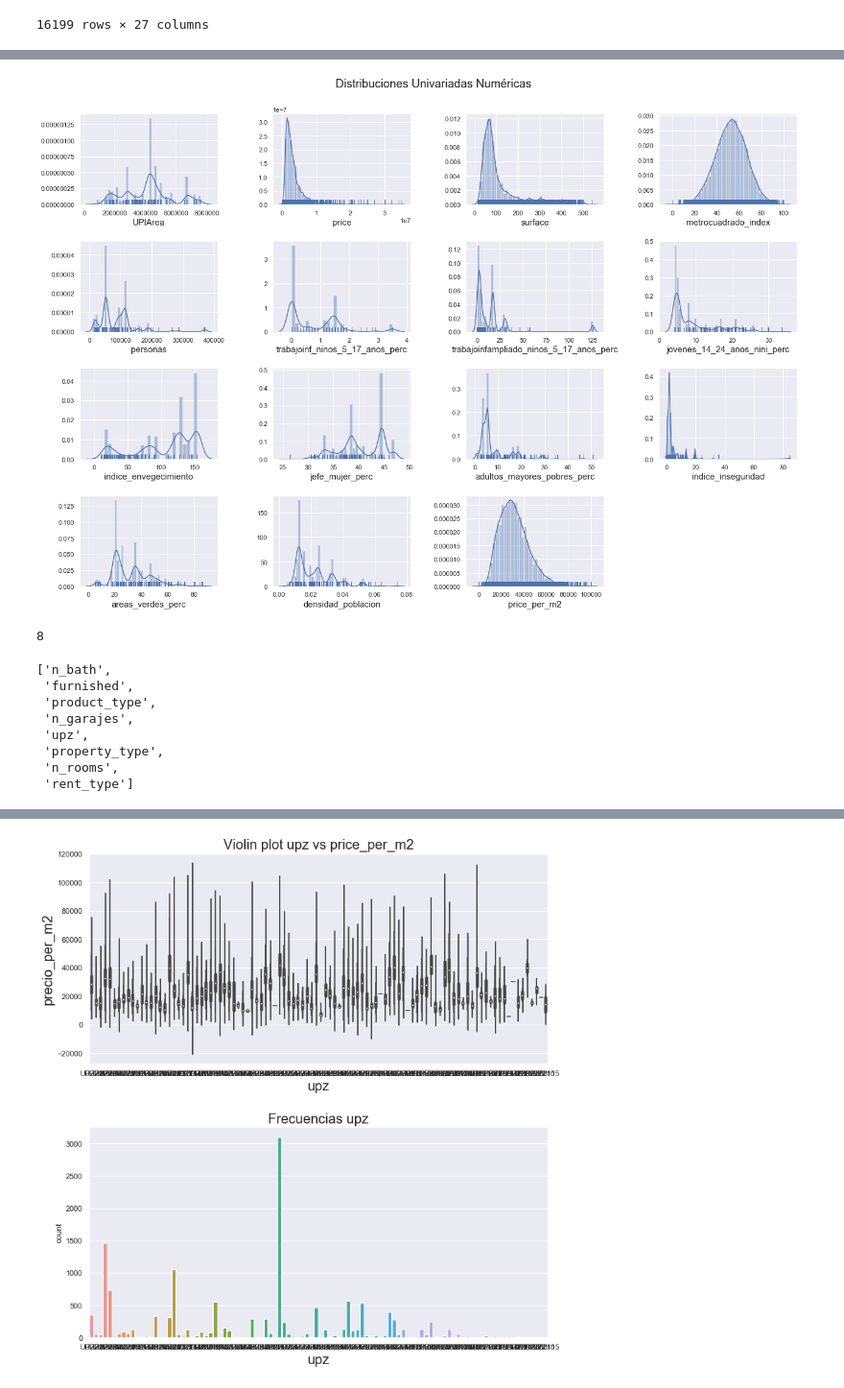
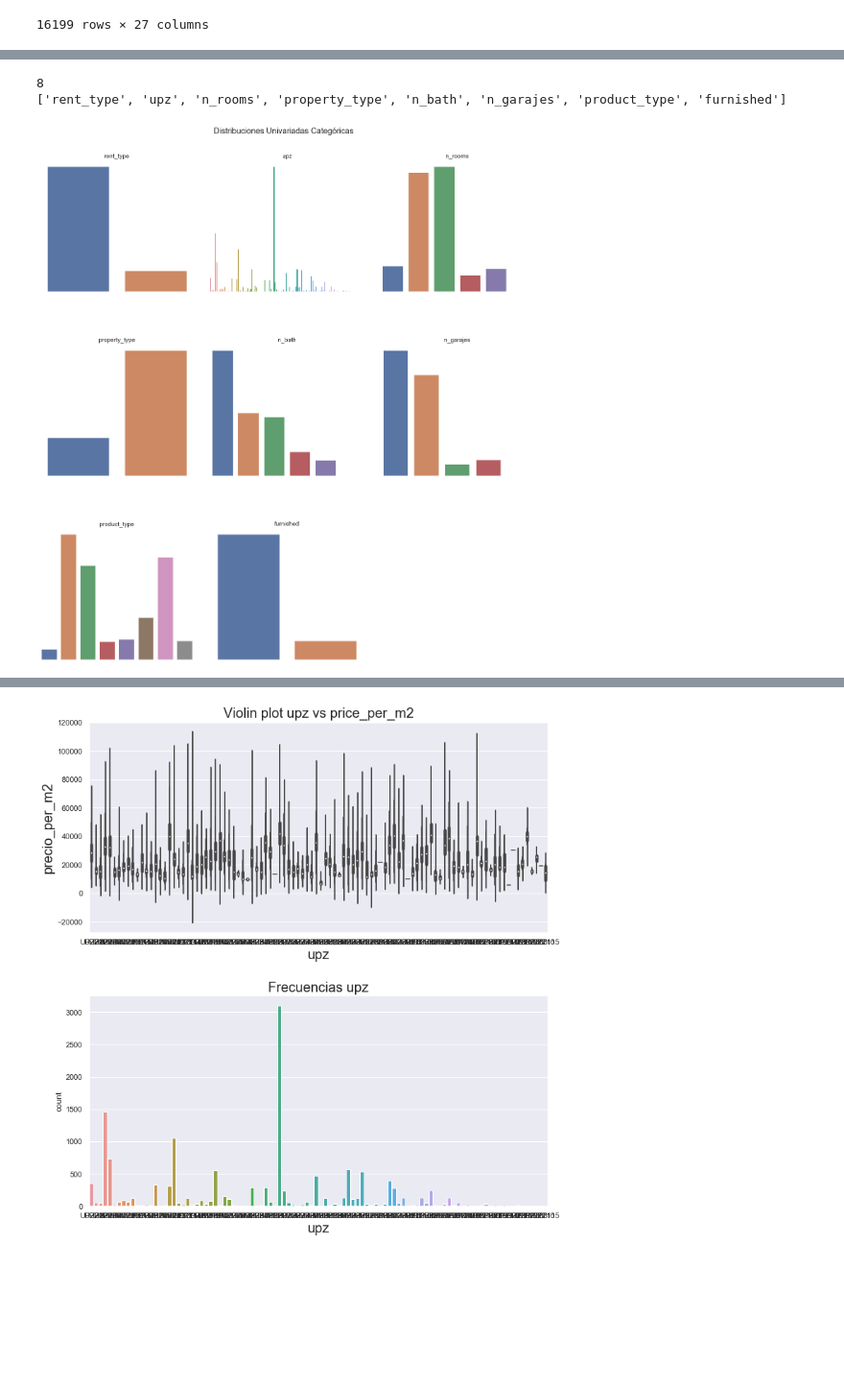
Before and after one commit to kurtwalsen/MA6202-Tarea-1, a Jupyter notebook: tarea1.ipynb, the cells around one changed output, grey strips where cells are left out. Shown at 96% size. Saved outputs shown, nothing was run; the diff lists cells and outputs as text; code cells hidden in the pictures; blank space fills up the shorter version.

```diff
--- a/tarea1.ipynb
+++ b/tarea1.ipynb
@@ -388,12 +388,12 @@ categoría '4+', sin perder variabilidad en el feature 'n_garajes'.
 Por lo tanto, generamos un diccionario que mapee todos las categorias
 resultantes superiores a '4' en una única categoría '4+'.
 '''
-
 # Se genera diccionario de mapeos
 map_dict={'+':'4+', '5':'4+', '6':'4+', '7':'4+', '8':'4+', '9':'4+'}
 
 # Se genera la correcta columna 'n_garajes'
-df['n_garajes'] = df['url'].map(lambda string: string.split('-garajes')[0][-1])
+df['n_garajes'] = df['url'].map(lambda string: string[
+    string.find('-garajes')-1] if string.find('-garajes') > 0 else np.nan )
 df['n_garajes'] = df['n_garajes'].replace(map_dict)
 df['n_garajes'].unique()
 # %% [output]
@@ -1235,49 +1272,42 @@ df = df[df[('numeric','surface')]< 10**3]
+# %%
+'''Variables categóricas
+Procedemos a analizar las variables categóricas
+'''
+print(len(categorical))
+print(categorical)
+# %% [output]
+8
+['rent_type', 'upz', 'n_rooms', 'property_type', 'n_bath', 'n_garajes', 'product_type', 'furnished']
 # %%
+'''Se procede a graficar los histogramas de las variables categóricas
+'''
 # Grilla de subplots
-fig, ax = plt.subplots(nrows=4, ncols=4)#, figsize=[17, 17])
+fig, ax = plt.subplots(nrows=3, ncols=3)
 
 # Se remueven el ultimo plot
 list(map(lambda a : a.remove(), ax[-1,-1:]))
 
 # Se ajusta el espaciado exterior de la figura
 fig.tight_layout()
-
 # Se define un titulo y su ubicacion
-fig.suptitle('Distribuciones Univariadas Numéricas',
+fig.suptitle('Distribuciones Univariadas Categóricas',
              fontsize=20,
              x=0.5,
              y=1.05)
 '''
 Se recorre cada axis, para cada columna del dataframe, se genera un grafico
 distinto en funcion del tipo de dato.
 
 '''
-for axis, col in zip(ax.flatten(), numeric):
-    try :
-        # Graficos para datos numericos
-        sns.distplot(df[('numeric', col)].dropna(), ax=axis, rug=True)
+for axis, col in zip(ax.flatten(), categorical):
+    # Graficos para datos tipos str
+    sns.countplot(df[('categorical',col)], ax=axis)
+    axis.set_axis_off()
+    axis.set_title(col, fontsize=15)
 
-    except RuntimeError:
-        sns.distplot(df[('numeric', col)].dropna(), ax=axis, rug=True, kde=False)
-
-    axis.set_xlabel(col, fontsize=15)
 
 # Se ajusta el espaciado interno entre subplots
-w, h = (.4, .4)
+h, w = (.4, .1)
 plt.subplots_adjust(wspace=w, hspace=h)
 # %% [output]
-[figure, old version]
+[figure, new version]
-# %%
-#CATEGORICAS
-print(len(categorical))
-categorical
-# %% [output]
-8
-['n_bath',
- 'furnished',
- 'product_type',
- 'n_garajes',
- 'upz',
- 'property_type',
- 'n_rooms',
- 'rent_type']
```
Also changed, not shown: parts of 97 cells of this notebook.
